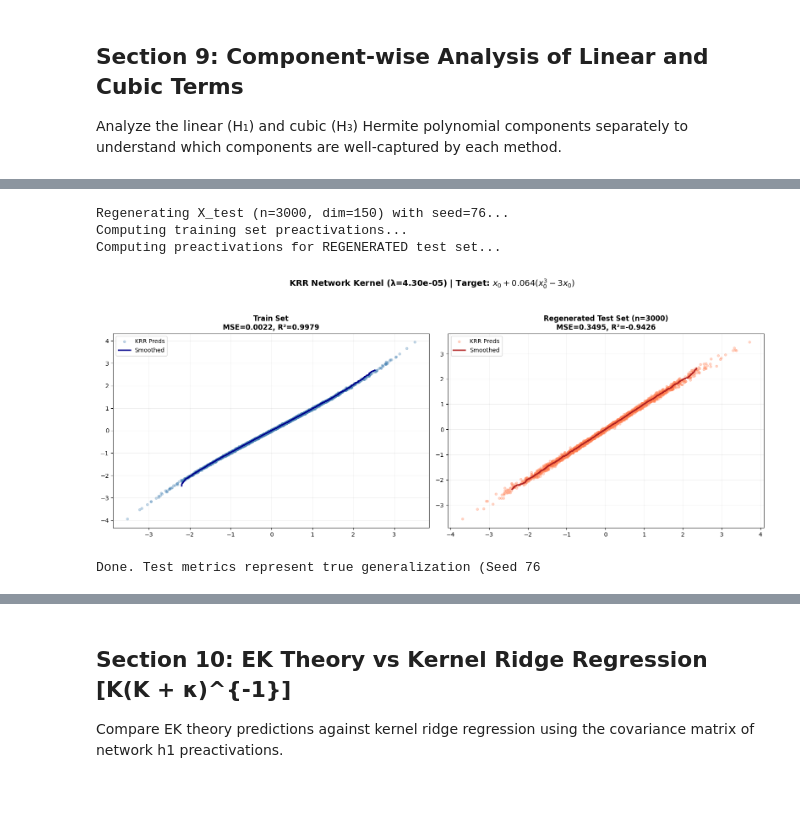
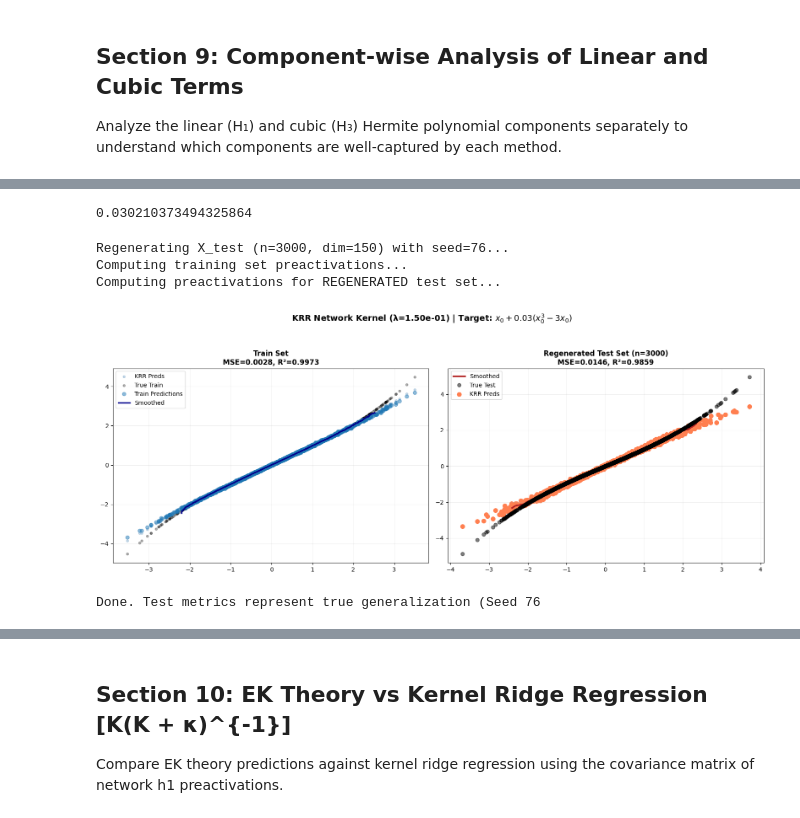
Before and after one commit to theideasmith/FCNX-Ensembling, a Jupyter notebook: milestones/activation_generic_erf_mf_scaling_convergence/model_visualization.ipynb, the cells around one changed output, grey strips where cells are left out. Saved outputs shown, nothing was run; the diff lists cells and outputs as text; code cells hidden in the pictures.

```diff
--- a/milestones/activation_generic_erf_mf_scaling_convergence/model_visualization.ipynb
+++ b/milestones/activation_generic_erf_mf_scaling_convergence/model_visualization.ipynb
@@ -29,10 +29,10 @@ Load the PyTorch model from the specified checkpoint path and configuration.
 # %%
 # Define model directory and paths
 
-model_dir = Path("/home/akiva/FCNX-Ensembling/milestones/activation_generic_erf_mf_scaling_convergence/results/d150_P3000_N1600_chi50_kappa0.1/seed42")
-
-
-model_path = model_dir / "model.pt"
+# model_dir = Path("/home/akiva/FCNX-Ensembling/milestones/activation_generic_erf_mf_scaling_convergence/results/d150_P3000_N1600_chi50_kappa0.1/seed42")
+# model_dir = Path("/home/akiva/FCNX-Ensembling/milestones/activation_generic_erf_mf_scaling_convergence/P_scan_KAPPA0.1_CHI_N/d150_P1418_N1600_chi1600_kappa0.1/seed0")
+model_dir = Path("/home/akiva/FCNX-Ensembling/milestones/activation_generic_erf_mf_scaling_convergence/chi_scan_kappa_0.1/d150_P3000_N1600_chi320_kappa0.1/seed1/")
+model_path = model_dir / "model_final.pt"
 config_path = model_dir / "config.json"
 print(f"Model directory: {model_dir}")
 print(f"Model path exists: {model_path.exists()}")
@@ -453,8 +489,7 @@ np.float32(0.002792025)
 # Plot target and prediction against X_test[:,0]
 fig, ax = plt.subplots(figsize=(12, 6))
 
-# Sort by X_test[:,0] for better visualization
-sort_idx = np.argsort(X_test_np[:, 0])
+
 x_sorted = X_test_np[sort_idx, 0]
 y_target_sorted = y_target_np[sort_idx] - y_target_np[sort_idx] @ X_test_np[sort_idx, 0] / X_test_np.shape[0] * X_test_np[sort_idx,0] # Center target around x for better visualization
 y_pred_sorted = y_pred_np[sort_idx, :].mean(axis=1) - (y_pred_np[sort_idx, :].mean(axis=1) @ X_test_np[sort_idx, 0] / X_test_np.shape[0]) * X_test_np[sort_idx, 0]  # Center prediction around x for better visualization
@@ -465,7 +500,7 @@ ax.scatter(x_sorted, y_pred_sorted, alpha=0.5, s=30, label='Ensemble Avg Predict
 
 ax.set_xlabel(r'$X_{test}[:,0]$', fontsize=12)
 ax.set_ylabel('Output Value', fontsize=12)
-ax.set_title('Target vs Ensemble-Averaged Prediction vs First Input Dimension', fontsize=13, fontweight='bold')
+ax.set_title('Cubic Component: Target vs Ensemble-Averaged Prediction vs First Input Dimension', fontsize=13, fontweight='bold')
 ax.legend(fontsize=11)
 ax.grid(True, alpha=0.3)
 
@@ -2096,3 +2128,7 @@ Saved plot to /home/akiva/FCNX-Ensembling/milestones/activation_generic_erf_mf_s
+# %%
+0.074 / 6**0.5
+# %% [output]
+0.030210373494325864
 # %%
 # ==============================================================================
 # SECTION: REGENERATE TEST DATA & COMPUTE KRR WITH NETWORK KERNEL MATRIX
@@ -2100,7 +2136,7 @@ Saved plot to /home/akiva/FCNX-Ensembling/milestones/activation_generic_erf_mf_s
 import numpy as np
 import torch
 import matplotlib.pyplot as plt
-n_test = 3000
+n_test = cfg['P']
 input_dim = d
 
 test_seed = 42 + 34
@@ -2114,7 +2150,7 @@ X_test_np = test_rng.standard_normal(size=(n_test, input_dim)).astype(np.float32
 # Define the specific target function: x0 + 0.064 * (x0^3 - 3*x0)
 def target_function(x):
     x0 = x[:, 0]
-    return (x0 + 0.074 * (x0**3 - 3 * x0)) / 6**0.5
+    return (x0 + 0.074 * (x0**3 - 3 * x0) / 6**0.5)
 
 y_test_true = target_function(X_test_np)
 
@@ -2122,29 +2158,32 @@ y_test_true = target_function(X_test_np)
 def K_kernel(h1_a, h1_b):
     """Compute kernel matrix from preactivations h1_a and h1_b."""
     # LaTeX: K(x_i, x_j) = \frac{1}{n_2 \cdot ens} \sum h(x_i)h(x_j)^T
-    hh_inf_i = torch.einsum('uim,vim->uvi', h1_a, h1_b) / (model.n2 * h1_a.shape[0])
-    hh_inf = torch.sum(hh_inf_i, axis=2) / model.ens
+    hh_inf_i = torch.einsum('uim,vim->uvi', h1_a, h1_b)
+    hh_inf = torch.sum(hh_inf_i, axis=2) / (model.ens * model.n2)
     return hh_inf
 
 # 3. TRAINING KERNEL & KRR SOLVE
 print("Computing training set preactivations...")
-X_train_torch = torch.from_numpy(X_large_np).float().to(device)
+torch.manual_seed(42)
+X_train_torch = torch.randn(n_test, input_dim, device=torch.device('cuda:0'))
+
 with torch.no_grad():
-    h1_train = model.h1_preactivation(X_train_torch)
+    h1_train = model.h1_activation(X_train_torch)
     K_train_torch = K_kernel(h1_train, h1_train)
     K_train = K_train_torch.cpu().numpy()
 
+y_train_true = target_function(X_train_torch.cpu().numpy())
 # Solve KRR: alpha = (K + λI)⁻¹ y
-lam = effective_ridge if 'effective_ridge' in locals() else 1e-3
+lam = 0.15 #effective_ridge if 'effective_ridge' in locals() else 1e-3
 K_train_reg = K_train + lam * np.eye(K_train.shape[0])
-y_train_vec = y_target_large_np
+y_train_vec = y_train_true
 alpha_krr = np.linalg.solve(K_train_reg, y_train_vec)
 
 # 4. TEST KERNEL (Using the NEW X_test)
 print("Computing preactivations for REGENERATED test set...")
 X_test_torch = torch.from_numpy(X_test_np).float().to(device)
 with torch.no_grad():
-    h1_test = model.h1_preactivation(X_test_torch)
+    h1_test = model.h1_activation(X_test_torch)
     K_test_train_torch = K_kernel(h1_test, h1_train)
     K_test_train = K_test_train_torch.cpu().numpy()
 
@@ -2158,7 +2197,7 @@ mse_test = np.mean((y_krr_test - y_test_true)**2)
 r2_test = 1 - np.sum((y_krr_test - y_test_true)**2) / np.sum((y_test_true - y_test_true.mean())**2)
 
 # 6. PLOTTING
-x0_train = X_large_np[:, 0]
+x0_train = X_train_torch[:, 0].detach().cpu().numpy()
 x0_test = X_test_np[:, 0]
 
 fig, axes = plt.subplots(1, 2, figsize=(16, 6))
@@ -2169,38 +2208,53 @@ sort_idx_train = np.argsort(x0_train)
 x0_t_s = x0_train[sort_idx_train]
 y_t_s = y_krr_train[sort_idx_train]
 
-ax_train.scatter(x0_t_s, y_t_s, alpha=0.3, s=15, color='steelblue', label='KRR Preds')
+ax_train.scatter(x0_train, y_krr_train, alpha=0.3, s=15,
+                 color='steelblue', label='KRR Preds')
+ax_train.scatter(x0_train, y_train_true, alpha=0.3, s=15, color='black', label='True Train')
+
+
+ax_train.plot(X_train_torch[:, 0].detach().cpu(), model(X_train_torch).mean(
+    axis=1).detach().cpu(), 'o', alpha=0.5, label='Train Predictions')
+
 win_tr = max(30, len(y_t_s) // 50)
 y_tr_smooth = np.convolve(y_t_s, np.ones(win_tr)/win_tr, mode='valid')
 x_tr_smooth = x0_t_s[win_tr//2 : win_tr//2 + len(y_tr_smooth)]
 ax_train.plot(x_tr_smooth, y_tr_smooth, color='darkblue', lw=2.5, label='Smoothed')
 ax_train.set_title(f'Train Set\nMSE={mse_train:.4f}, R²={r2_train:.4f}', fontweight='bold')
 ax_train.grid(True, alpha=0.2); ax_train.legend()
 
 # TEST SUBPLOT (REGENERATED)
 ax_test = axes[1]
 sort_idx_test = np.argsort(x0_test)
 x0_v_s = x0_test[sort_idx_test]
 y_v_s = y_krr_test[sort_idx_test]
 
-ax_test.scatter(x0_v_s, y_v_s, alpha=0.3, s=15, color='coral', label='KRR Preds')
 win_te = max(30, len(y_v_s) // 50)
 y_te_smooth = np.convolve(y_v_s, np.ones(win_te)/win_te, mode='valid')
 x_te_smooth = x0_v_s[win_te//2 : win_te//2 + len(y_te_smooth)]
 ax_test.plot(x_te_smooth, y_te_smooth, color='firebrick', lw=2.5, label='Smoothed')
-ax_test.set_title(f'Regenerated Test Set (n={n_test})\nMSE={mse_test:.4f}, R²={r2_test:.4f}', fontweight='bold')
+ax_test.plot(x0_test, y_test_true, 'o', alpha=0.5,
+             label='True Test', color='black')
+
+ax_test.scatter(x0_v_s, y_v_s, alpha=1.0, s=50,
+                color='coral', label='KRR Preds')
+# ax_test.plot(x0_test, model(X_test_torch).mean(axis=1).detach().cpu(
+# ).numpy(), 'o', alpha=0.5, label='Model Test Preds', color='darkgreen')
+ax_test.set_title(
+    f'Regenerated Test Set (n={n_test})\nMSE={mse_test:.4f}, R²={r2_test:.4f}', fontweight='bold')
+
 ax_test.grid(True, alpha=0.2); ax_test.legend()
 
-fig.suptitle(f'KRR Network Kernel (λ={lam:.2e}) | Target: $x_0 + 0.064(x_0^3 - 3x_0)$', fontsize=14, fontweight='bold', y=1.05)
+fig.suptitle(f'KRR Network Kernel (λ={lam:.2e}) | Target: $x_0 + 0.03(x_0^3 - 3x_0)$', fontsize=14, fontweight='bold', y=1.05)
 plt.tight_layout()
 plt.show()
 
 print(f"Done. Test metrics represent true generalization (Seed {test_seed}")
 # %% [output]
 Regenerating X_test (n=3000, dim=150) with seed=76...
 Computing training set preactivations...
 Computing preactivations for REGENERATED test set...
-[figure, old version]
+[figure, new version]
 Done. Test metrics represent true generalization (Seed 76
 # %%
 for label, y_vals in y_test_dict.items():
```
Also changed, not shown: parts of 40 cells of this notebook, 44 other files.
